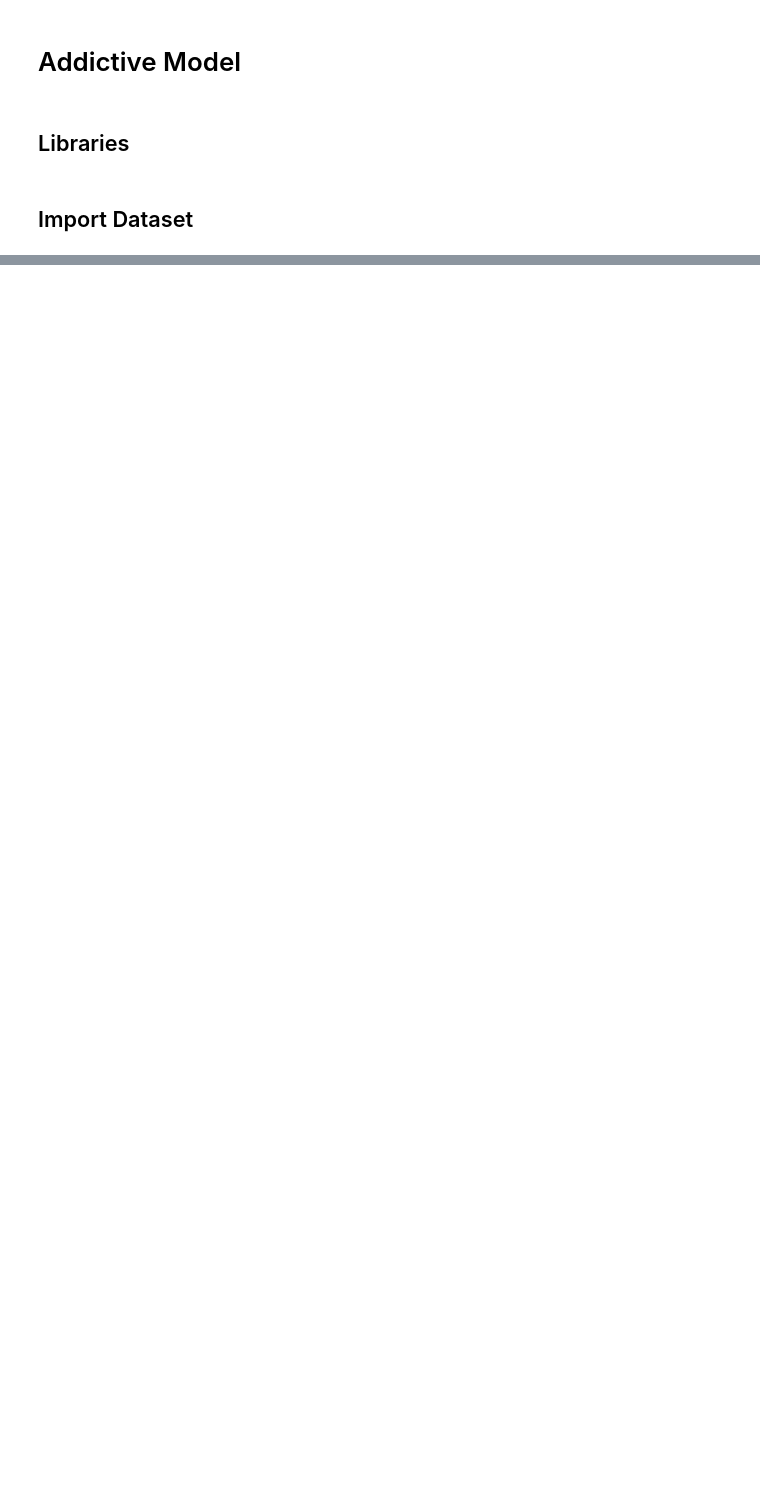
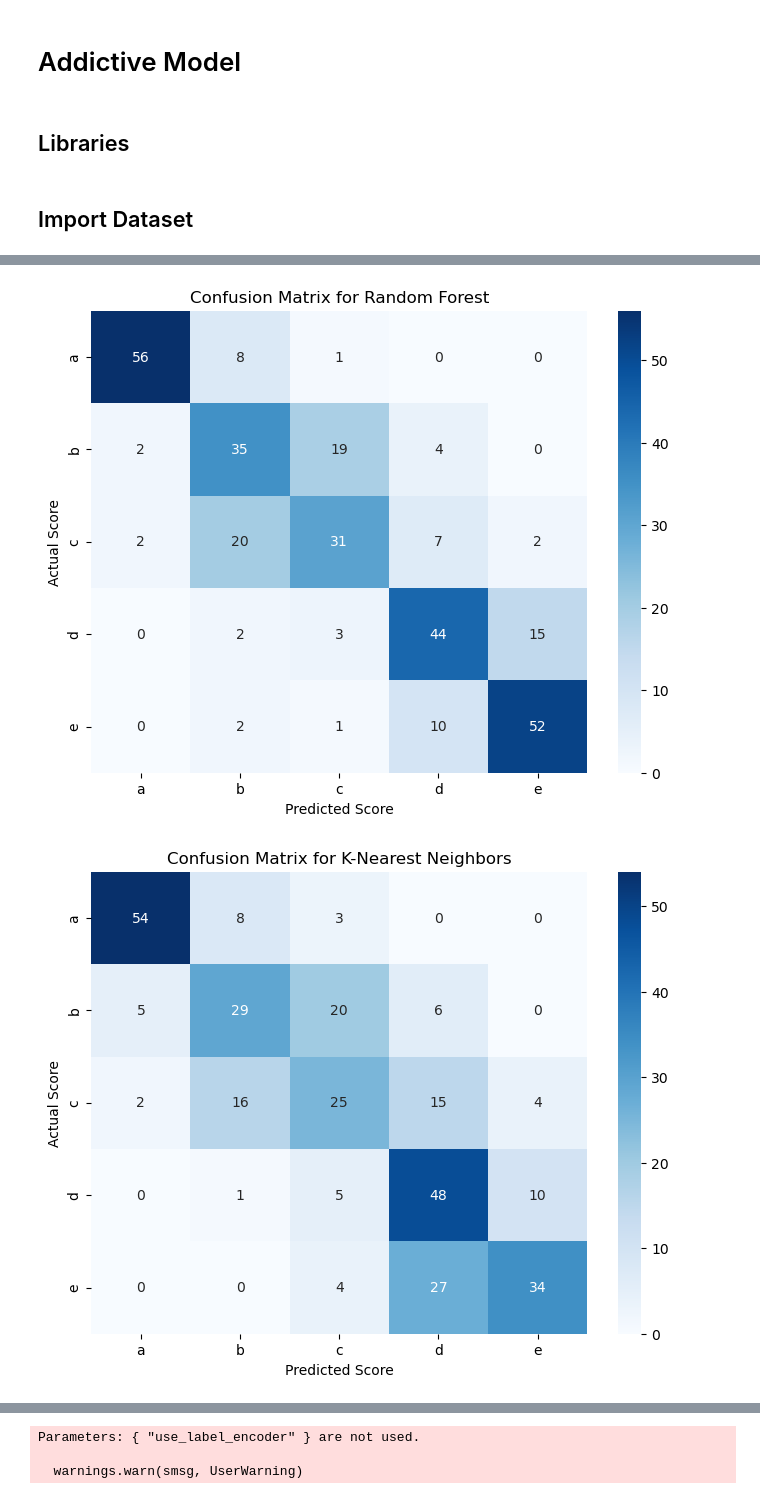
Before and after one commit to zhuangxianyun/Decision_modelling_project, a Jupyter notebook: Decision Models/dm_ml_model.ipynb, the cells around one changed output, grey strips where cells are left out. Cells and saved outputs as stored; diff of their text form; code cells hidden in the pictures; blank space fills up the shorter version.

Commit message:
Add Confusion Matrix Vasualization to ML Models

```diff
--- a/Decision Models/dm_ml_model.ipynb
+++ b/Decision Models/dm_ml_model.ipynb
@@ -17,5 +19,7 @@ from collections import Counter
 # %% [markdown]
 ## Import Dataset
 # %%
-file_path = '../data/food_data_cleaned.xlsx'
+file_path = '../data/food_data_cleaned1.xlsx'
 food_data = pd.ExcelFile(file_path)
+data = food_data.parse('Sheet1')
+data.head()
@@ -32,5 +33,6 @@ data.head()
 # %%
-def AnotherMethodNutriScore(data, nutri_score_mapping, test_size=0.8, random_state=1):
+def AnotherMethodNutriScoreWithVisualization(data, nutri_score_mapping, test_size=0.8, random_state=1):
+    # Map and preprocess Nutri-Score
     data['Nutri-Score'] = data['Nutri-Score'].map(nutri_score_mapping)
     data = data.dropna(subset=['Nutri-Score'])
     data['Nutri-Score'] -= 1
@@ -47,42 +49,64 @@ def AnotherMethodNutriScore(data, nutri_score_mapping, test_size=0.8, random_sta
     poly = PolynomialFeatures(degree=2, interaction_only=True, include_bias=False)
     X = poly.fit_transform(X)
 
-    print("Class Distribution Before Resampling:", Counter(y))
-
+    # Resample with SMOTE
     smote = SMOTE(random_state=random_state)
     X, y = smote.fit_resample(X, y)
 
-    print("Class Distribution After Resampling:", Counter(y))
-
+    # Split data
     X_train, X_test, y_train, y_test = train_test_split(X, y, test_size=test_size, random_state=random_state)
 
+    # Define models
     models = {
         "Random Forest": RandomForestClassifier(random_state=random_state, class_weight="balanced"),
         "K-Nearest Neighbors": KNeighborsClassifier(n_neighbors=5),
         "Gaussian Naive Bayes": GaussianNB(),
         "XGBoost": XGBClassifier(random_state=random_state, use_label_encoder=False, eval_metric='mlogloss')
     }
 
     performance = []
-
     for name, model in models.items():
         model.fit(X_train, y_train)
         y_pred = model.predict(X_test)
+
         y_pred += 1
-        y_test_orig = y_test + 1
-        accuracy = accuracy_score(y_test_orig, y_pred)
-        precision = precision_score(y_test_orig, y_pred, average='weighted')
-        recall = recall_score(y_test_orig, y_pred, average='weighted')
-        f1 = f1_score(y_test_orig, y_pred, average='weighted')
+        y_test_vis = y_test + 1
+
+        # Calculate performance metrics
+        accuracy = accuracy_score(y_test_vis, y_pred)
+        precision = precision_score(y_test_vis, y_pred, average='weighted')
+        recall = recall_score(y_test_vis, y_pred, average='weighted')
+        f1 = f1_score(y_test_vis, y_pred, average='weighted')
+
         performance.append({
             "Model": name,
             "Accuracy": accuracy,
             "Precision": precision,
             "Recall": recall,
             "F1-Score": f1
         })
 
+        # Plot confusion matrix
+        labels = ['a', 'b', 'c', 'd', 'e']  # Adjust based on your data
+        plot_confusion_matrix(y_test_vis, y_pred, labels, title=f"Confusion Matrix for {name}")
+
+    # Output performance metrics
     performance_df = pd.DataFrame(performance)
-    return performance_df
+    print(performance_df)
 
-# Example Usage
+def plot_confusion_matrix(y_true, y_pred, labels, title="Confusion Matrix"):
+    cm = confusion_matrix(y_true, y_pred, labels=[i + 1 for i in range(len(labels))])
+    plt.figure(figsize=(8, 6))
+    sns.heatmap(cm, annot=True, fmt='d', cmap='Blues', xticklabels=labels, yticklabels=labels)
+    plt.xlabel('Predicted Score')
+    plt.ylabel('Actual Score')
+    plt.title(title)
+    plt.show()
+
+if __name__ == "__main__":
+    nutri_score_mapping = {'a': 5, 'b': 4, 'c': 3, 'd': 2, 'e': 1}
+
+    AnotherMethodNutriScoreWithVisualization(data, nutri_score_mapping)
+# %% [output]
+[figure, added]
+[figure, added]
@@ -88,0 +114,3 @@ def AnotherMethodNutriScore(data, nutri_score_mapping, test_size=0.8, random_sta
+Parameters: { "use_label_encoder" } are not used.
+
+  warnings.warn(smsg, UserWarning)
```
Also changed, not shown: parts of 5 cells of this notebook.
